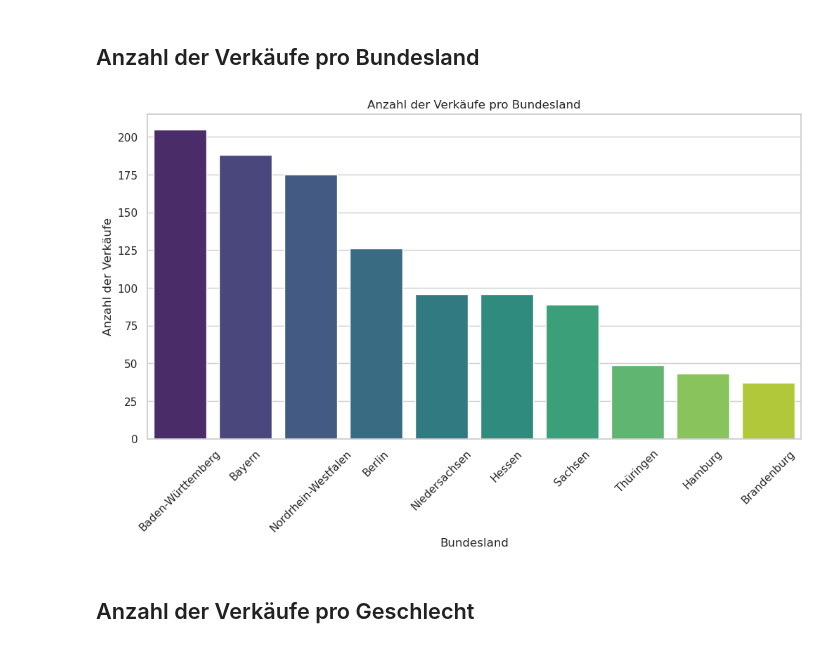
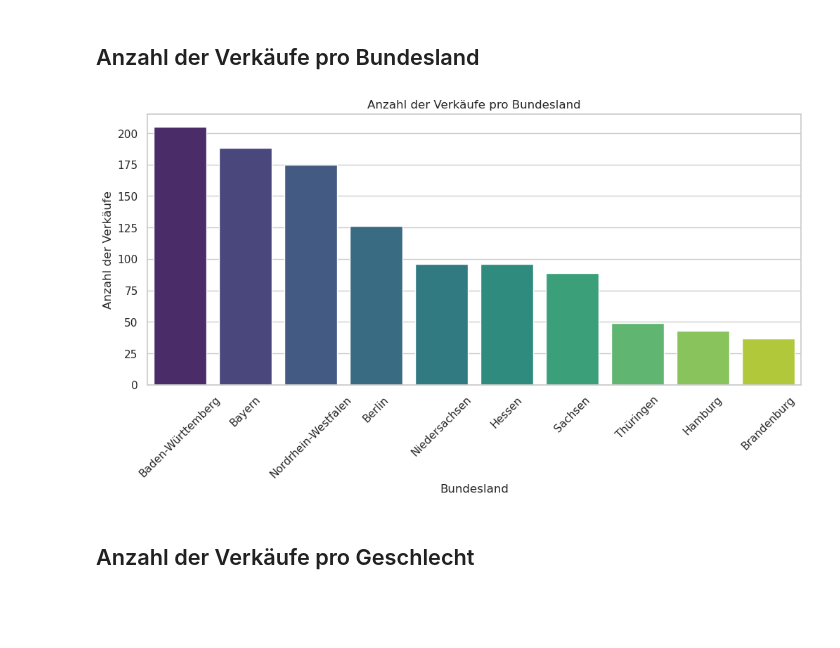
Before and after one commit to SebastianKnoche/final_projectSS24_Group4, a Jupyter notebook: presentation.ipynb, the cells around one changed output. Saved outputs shown, nothing was run; the diff lists cells and outputs as text; code cells hidden in the pictures; blank space fills up the shorter version.

```diff
--- a/presentation.ipynb
+++ b/presentation.ipynb
@@ -1059,25 +1059,25 @@ df_geo['Niederlassung'] = df_geo['Niederlassung'].apply(lambda x: 'Berlin' if 'b
 # %%
 # Nach der Höhe sortieren und in eine neue Liste "anz_verk_sort" speichern
 anz_verk_sort = anz_verk_niederl.sort_values(ascending=False)
 
 # Erstellen und Anzeigen des Seaborn Balkendiagramms
-plt.figure(figsize=(12, 6))
+plt.figure(figsize=(12, 5))
 sns.barplot(x=anz_verk_sort.index, y=anz_verk_sort.values, palette='viridis')
 
 # Diagramm beschriften
 plt.title('Anzahl der Verkäufe pro Bundesland')
 plt.xlabel('Bundesland')
 plt.ylabel('Anzahl der Verkäufe')
 
 # Achsenticks rotieren, wenn notwendig
 plt.xticks(rotation=45)
 
 # Diagramm speichern
 plt.savefig('images/barplot_verk_bundesl.png')
 # Diagramm anzeigen
 plt.show()
 # %% [output]
-[figure, old version]
+[figure, new version]
 # %% [markdown]
 ## Anzahl der Verkäufe pro Geschlecht
 # %%
```
Also changed, not shown: parts of 3 cells of this notebook, 2 other files.
